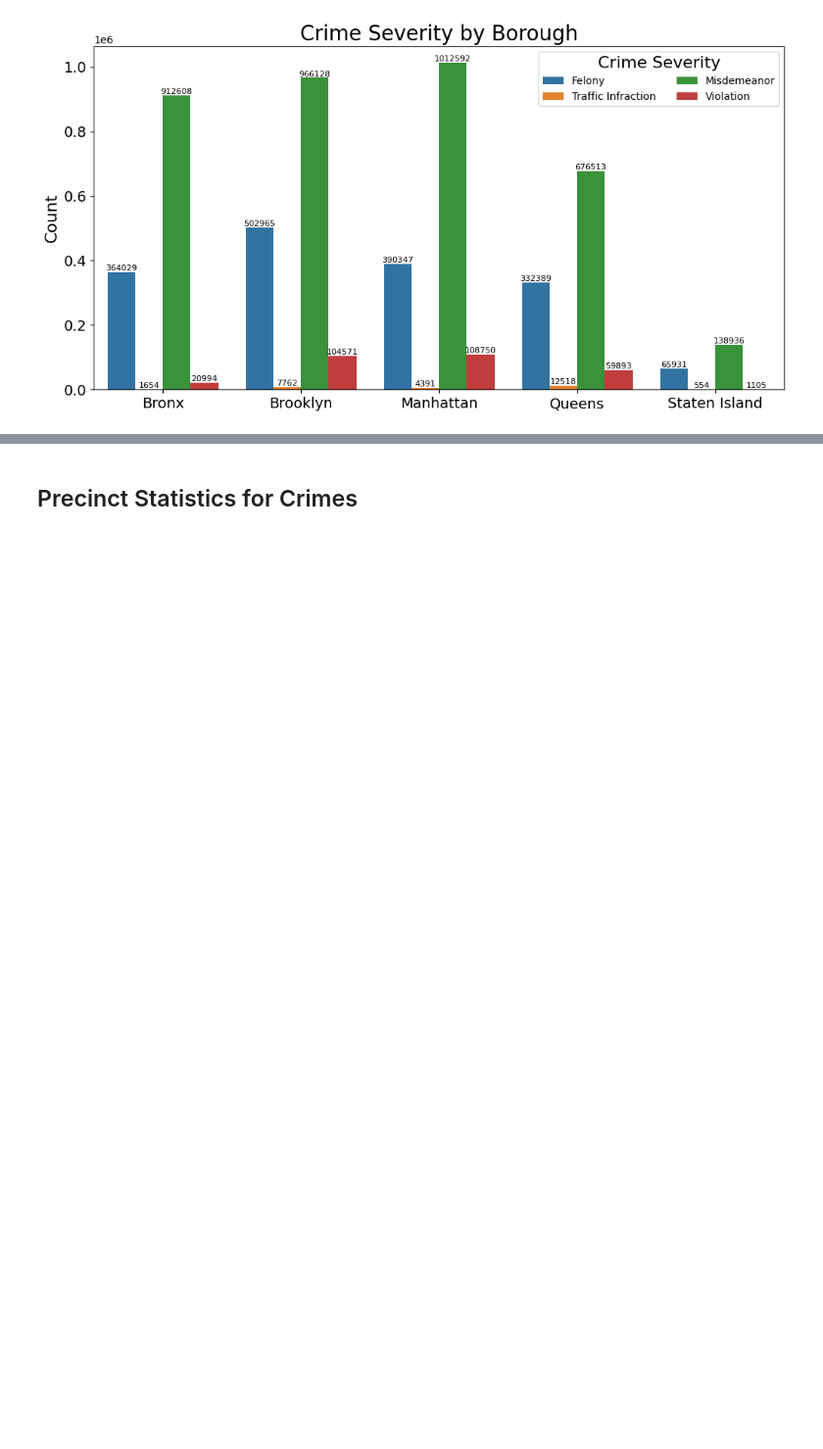
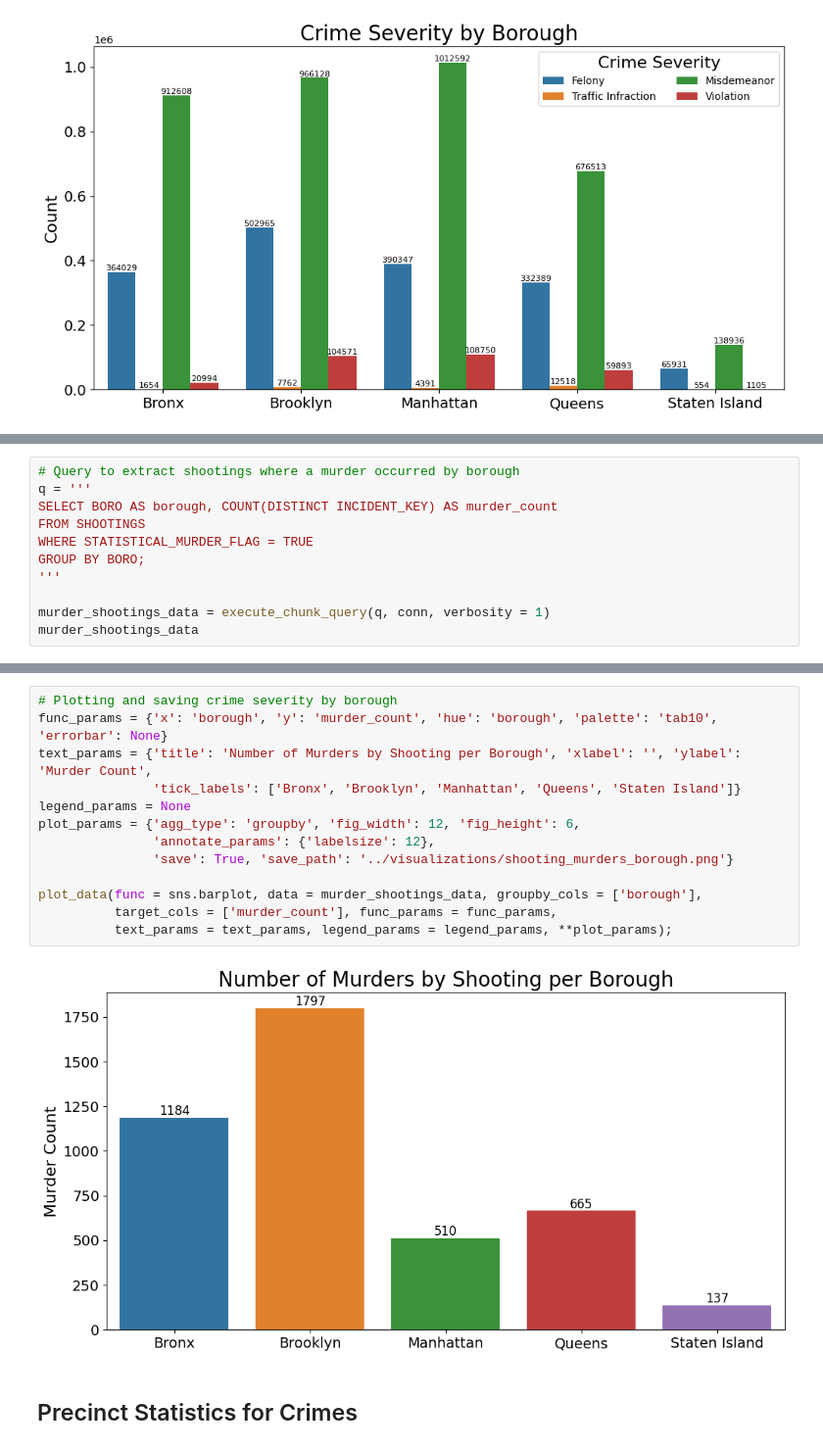
Before and after one commit to JoshuaGottlieb/NY-Crime-Data-SQL, a Jupyter notebook: src/SQL-Queries-and-Visualizations.ipynb, the cells around one changed output, grey strips where cells are left out. Shown: that part at 98% size. Cells and saved outputs as stored; diff of their text form; blank space fills up the shorter version.

Commit message:
Added murders by shooting visualization.

```diff
--- a/src/SQL-Queries-and-Visualizations.ipynb
+++ b/src/SQL-Queries-and-Visualizations.ipynb
@@ -529,0 +517,11 @@ plot_data(func = sns.barplot, data = borough_severity_data, groupby_cols = ['bor
+# %%
+# Query to extract shootings where a murder occurred by borough
+q = '''
+SELECT BORO AS borough, COUNT(DISTINCT INCIDENT_KEY) AS murder_count
+FROM SHOOTINGS
+WHERE STATISTICAL_MURDER_FLAG = TRUE
+GROUP BY BORO;
+'''
+
+murder_shootings_data = execute_chunk_query(q, conn, verbosity = 1)
+murder_shootings_data
@@ -530,3 +543,18 @@ plot_data(func = sns.barplot, data = borough_severity_data, groupby_cols = ['bor
+# %%
+# Plotting and saving crime severity by borough
+func_params = {'x': 'borough', 'y': 'murder_count', 'hue': 'borough', 'palette': 'tab10', 'errorbar': None}
+text_params = {'title': 'Number of Murders by Shooting per Borough', 'xlabel': '', 'ylabel': 'Murder Count',
+               'tick_labels': ['Bronx', 'Brooklyn', 'Manhattan', 'Queens', 'Staten Island']}
+legend_params = None
+plot_params = {'agg_type': 'groupby', 'fig_width': 12, 'fig_height': 6,
+               'annotate_params': {'labelsize': 12},
+               'save': True, 'save_path': '../visualizations/shooting_murders_borough.png'}
+
+plot_data(func = sns.barplot, data = murder_shootings_data, groupby_cols = ['borough'],
+          target_cols = ['murder_count'], func_params = func_params,
+          text_params = text_params, legend_params = legend_params, **plot_params);
+# %% [output]
+[figure, added]
 # %% [markdown]
 ## Precinct Statistics for Crimes
 # %%
```
Also changed, not shown: parts of 4 cells of this notebook, 1 other file.
